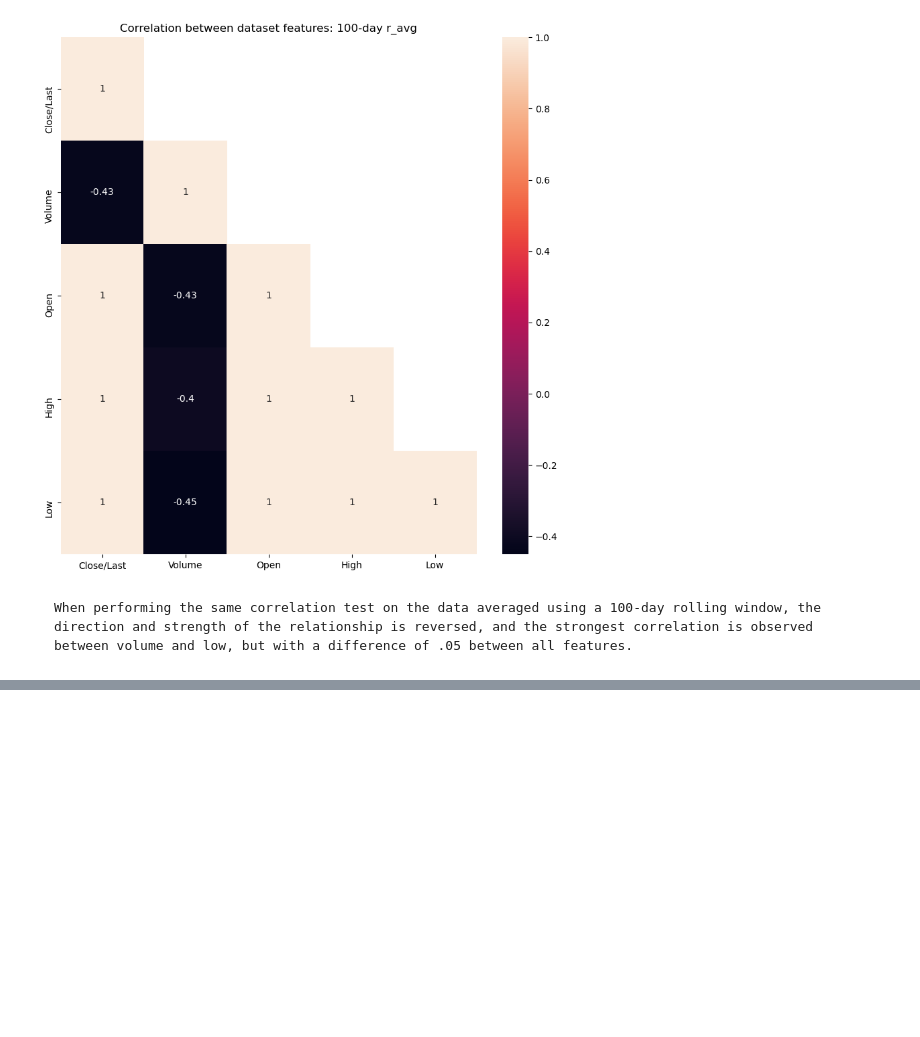
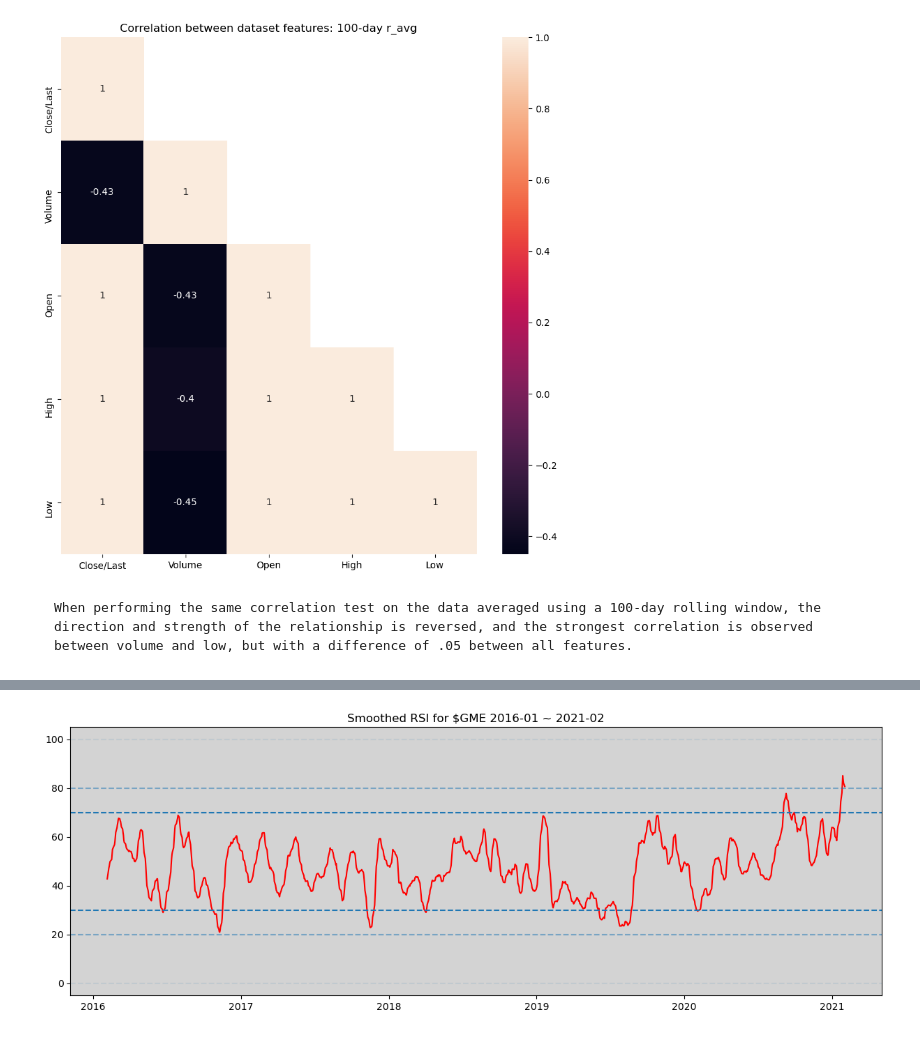
Before and after one commit to thimmis/capstone_two, a Jupyter notebook: capstone-two/notebooks/GME_price_analysis.ipynb, the cells around one changed output, grey strips where cells are left out. Drawn from its saved outputs; the diff is of its cells as text; code cells hidden in the pictures; blank space fills up the shorter version.

```diff
--- a/capstone-two/notebooks/GME_price_analysis.ipynb
+++ b/capstone-two/notebooks/GME_price_analysis.ipynb
@@ -182,0 +229,28 @@ df.to_csv('/home/thomas/Desktop/springboard/Capstone_two/capstone-two/data/03_pr
+# %%
+def calc_rsi(series, period = 14): #period will be automatically set to 14
+    change = series.diff()
+
+    up = change.clip(lower = 0)
+    dwn = -1*change.clip(upper=0)
+
+    up_avg = up.ewm(com=period-1, min_periods=period).mean()
+    dwn_avg = dwn.ewm(com=period-1, min_periods=period).mean()
+
+    rs = up_avg / dwn_avg
+    rsi = 100 - (100/(1+rs))
+
+    return rsi
+
+def stochastic(series, k_per, d_per, period):
+
+    period_mins = series.rolling(period).min()
+    period_maxs = series.rolling(period).max()
+
+    stoch = ((series - period_mins) / (period_maxs - period_mins)) *100
+
+    k = stoch.rolling(k_per).mean()
+    d = k.rolling(d_per).mean()
+
+    return stoch, k, d
+# %%
+df['RSI'] = calc_rsi(df['Close/Last'],14)
@@ -182,0 +279,16 @@ df.to_csv('/home/thomas/Desktop/springboard/Capstone_two/capstone-two/data/03_pr
+# %%
+_, ax = plt.subplots(1,1,figsize=(15,5))
+ax.set_title('Smoothed RSI for $GME 2016-01 ~ 2021-02')
+ax.set_facecolor('lightgray')
+ax.plot(df['Date'], df['RSI'].rolling(10).mean(), color='red')
+
+ax.axhline(0, linestyle='--', alpha=0.1)
+ax.axhline(20, linestyle='--', alpha=0.5)
+ax.axhline(30, linestyle='--')
+
+ax.axhline(70, linestyle='--')
+ax.axhline(80, linestyle='--', alpha=0.5)
+ax.axhline(100, linestyle='--', alpha=0.1)
+plt.show()
+# %% [output]
+[figure, added]
```
Also changed, not shown: parts of 12 cells of this notebook, 1 other file.
